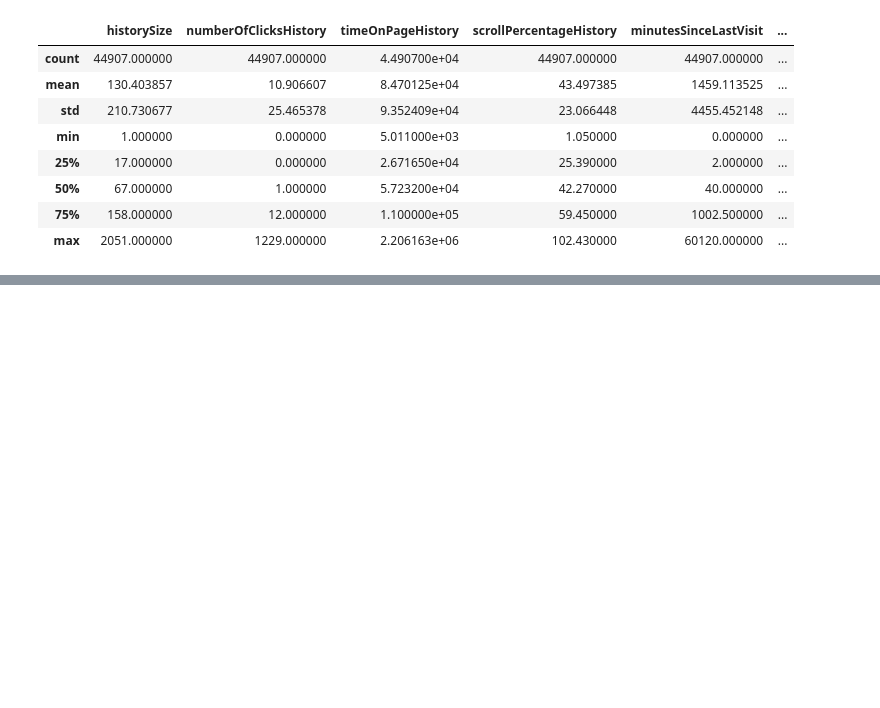
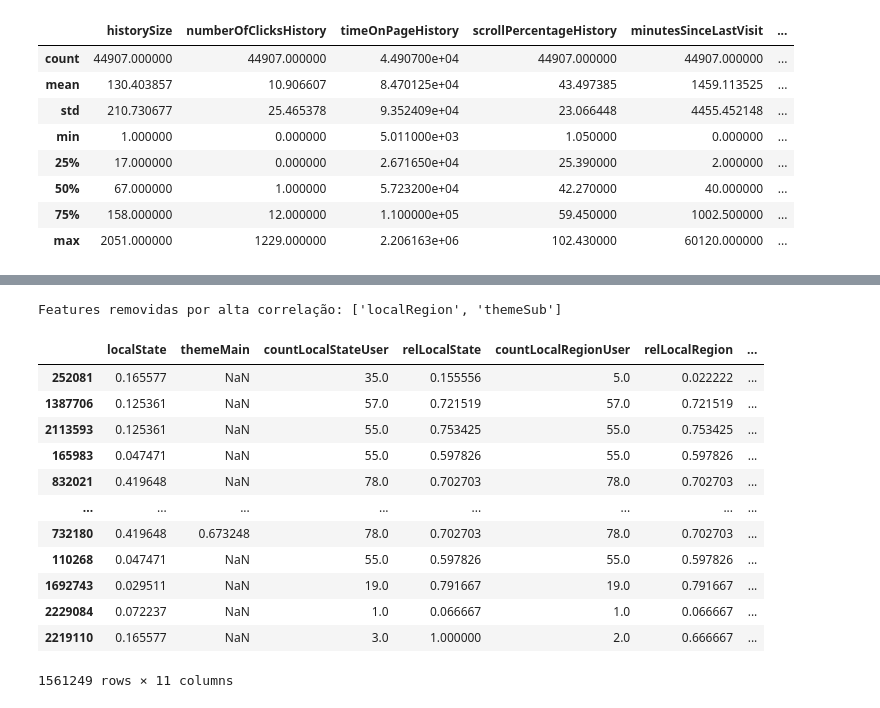
Before and after one commit to gmferratti/ML_Engineer_Datathon, a Jupyter notebook: notebooks/gmferratti/target/target.ipynb, the cells around one changed output, grey strips where cells are left out. Saved outputs shown, nothing was run; the diff lists cells and outputs as text; code cells hidden in the pictures; blank space fills up the shorter version.

```diff
--- a/notebooks/gmferratti/target/target.ipynb
+++ b/notebooks/gmferratti/target/target.ipynb
@@ -213,5 +213,6 @@ target_df.describe()
 | max | 2051.000000 | 1229.000000 | 2.206163e+06 | 102.430000 | 60120.000000 | ... |
 # %%
 X_train = pd.read_parquet("data/processed_data/train/X_train.parquet")
+y_train = pd.read_parquet("data/processed_data/train/y_train.parquet")
 X_train.columns
 # %% [output]
@@ -224,0 +297,17 @@ Index(['userType', 'issuedDatetime', 'timestampHistoryDatetime', 'coldStart',
+# %%
+feature_selection(X_train, y_train)
+# %% [output]
+Features removidas por alta correlação: ['localRegion', 'themeSub']
+|  | localState | themeMain | countLocalStateUser | relLocalState | countLocalRegionUser | relLocalRegion | ... |
+| 252081 | 0.165577 | NaN | 35.0 | 0.155556 | 5.0 | 0.022222 | ... |
+| 1387706 | 0.125361 | NaN | 57.0 | 0.721519 | 57.0 | 0.721519 | ... |
+| 2113593 | 0.125361 | NaN | 55.0 | 0.753425 | 55.0 | 0.753425 | ... |
+| 165983 | 0.047471 | NaN | 55.0 | 0.597826 | 55.0 | 0.597826 | ... |
+| 832021 | 0.419648 | NaN | 78.0 | 0.702703 | 78.0 | 0.702703 | ... |
+| ... | ... | ... | ... | ... | ... | ... | ... |
+| 732180 | 0.419648 | 0.673248 | 78.0 | 0.702703 | 78.0 | 0.702703 | ... |
+| 110268 | 0.047471 | NaN | 55.0 | 0.597826 | 55.0 | 0.597826 | ... |
+| 1692743 | 0.029511 | NaN | 19.0 | 0.791667 | 19.0 | 0.791667 | ... |
+| 2229084 | 0.072237 | NaN | 1.0 | 0.066667 | 1.0 | 0.066667 | ... |
+| 2219110 | 0.165577 | NaN | 3.0 | 1.000000 | 2.0 | 0.666667 | ... |
+1561249 rows × 11 columns
```
Also changed, not shown: parts of 6 cells of this notebook, 3 other files.
